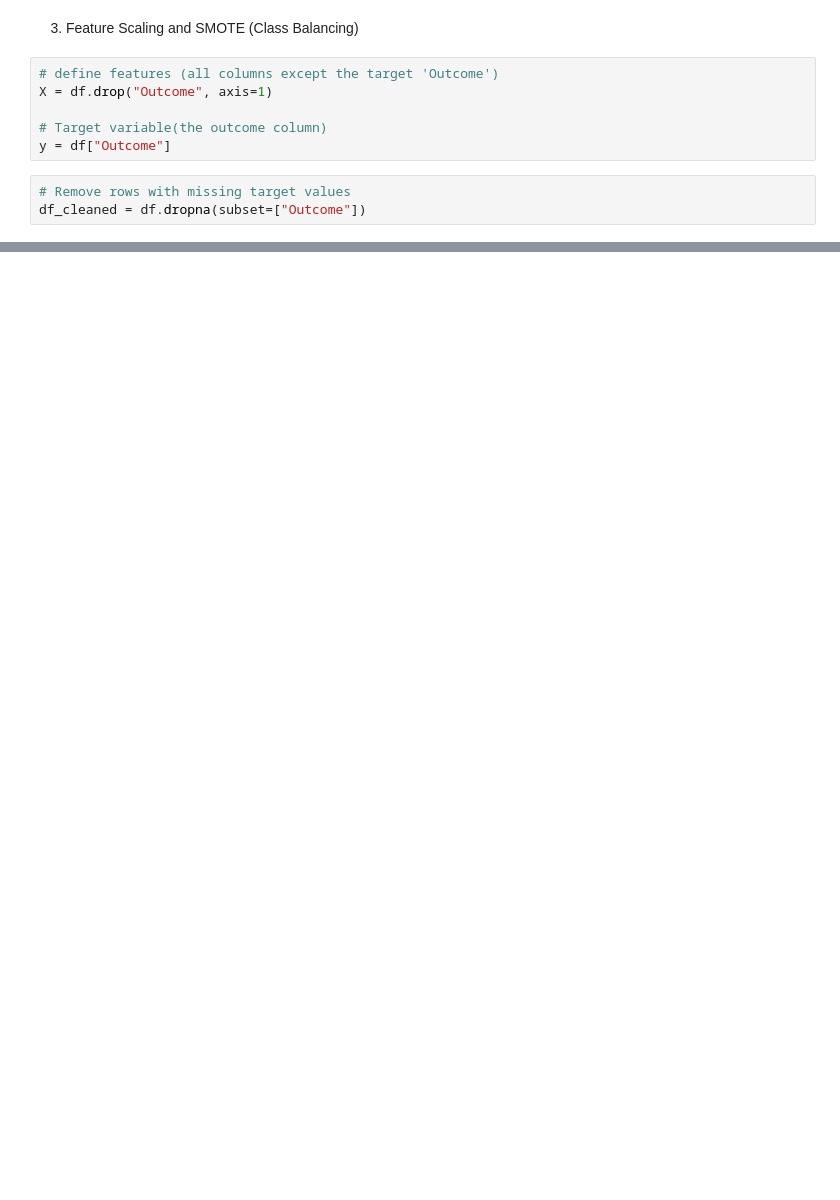
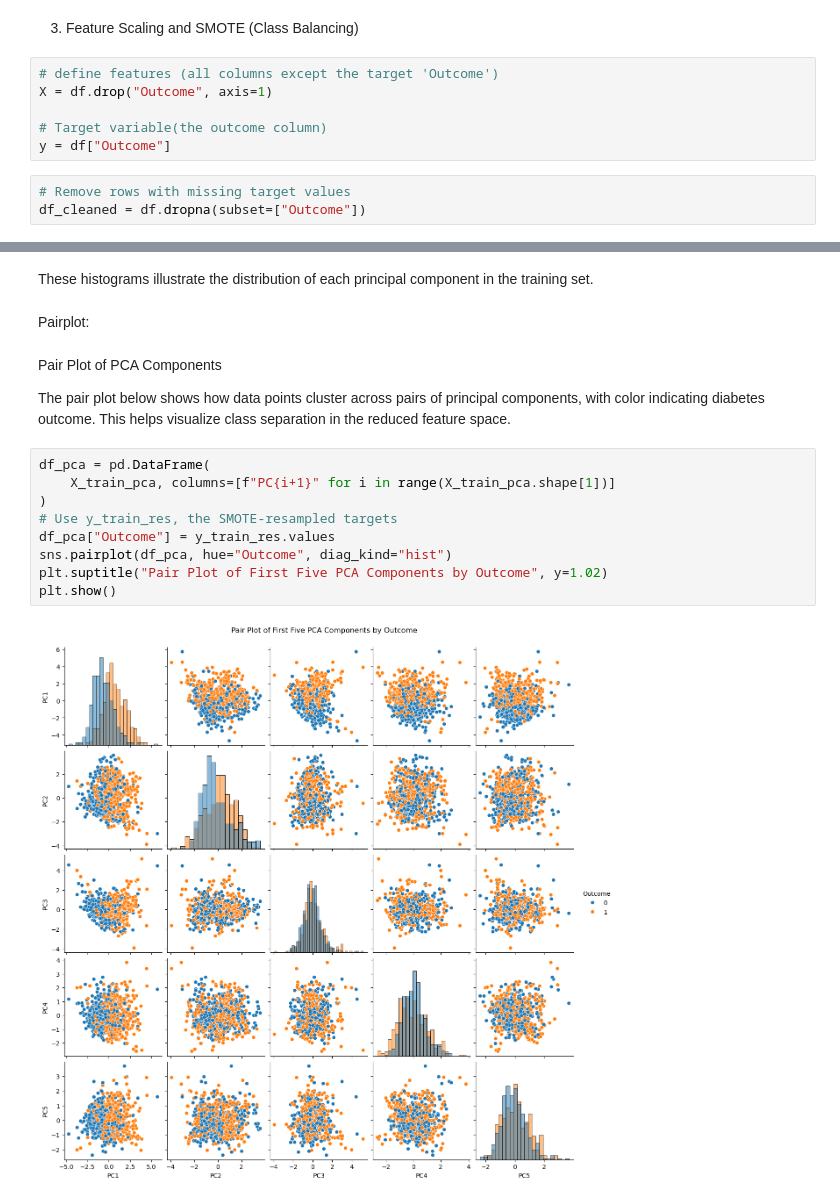
Before and after one commit to abduyea/Diabetes_Classification, a Jupyter notebook: Diabetes_Classification/diabetes_cassification.ipynb, the cells around one changed output, grey strips where cells are left out. Cells and saved outputs as stored; diff of their text form; blank space fills up the shorter version.

```diff
--- a/Diabetes_Classification/diabetes_cassification.ipynb
+++ b/Diabetes_Classification/diabetes_cassification.ipynb
@@ -335,0 +242,21 @@ All models trained and evaluated.
+# %% [markdown]
+
+
+These histograms illustrate the distribution of each principal component in the training set.
+# %% [markdown]
+Pairplot:
+# %% [markdown]
+ Pair Plot of PCA Components
+
+The pair plot below shows how data points cluster across pairs of principal components, with color indicating diabetes outcome. This helps visualize class separation in the reduced feature space.
+# %%
+df_pca = pd.DataFrame(
+    X_train_pca, columns=[f"PC{i+1}" for i in range(X_train_pca.shape[1])]
+)
+# Use y_train_res, the SMOTE-resampled targets
+df_pca["Outcome"] = y_train_res.values
+sns.pairplot(df_pca, hue="Outcome", diag_kind="hist")
+plt.suptitle("Pair Plot of First Five PCA Components by Outcome", y=1.02)
+plt.show()
+# %% [output]
+[figure, added]
```
Also changed, not shown: parts of 41 cells of this notebook, 4 other files.
